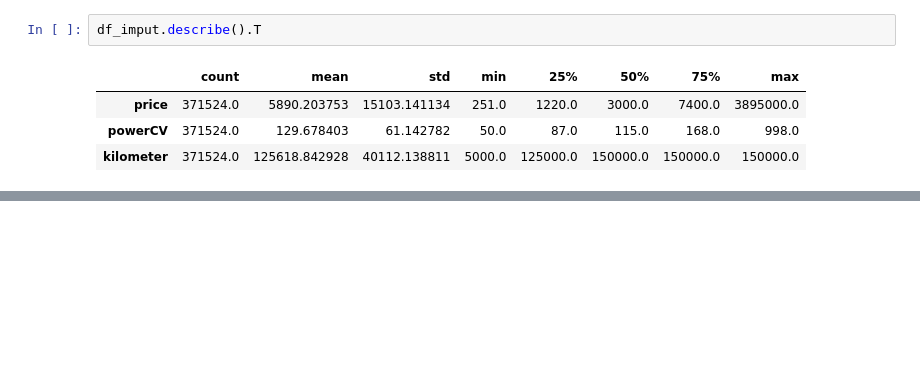
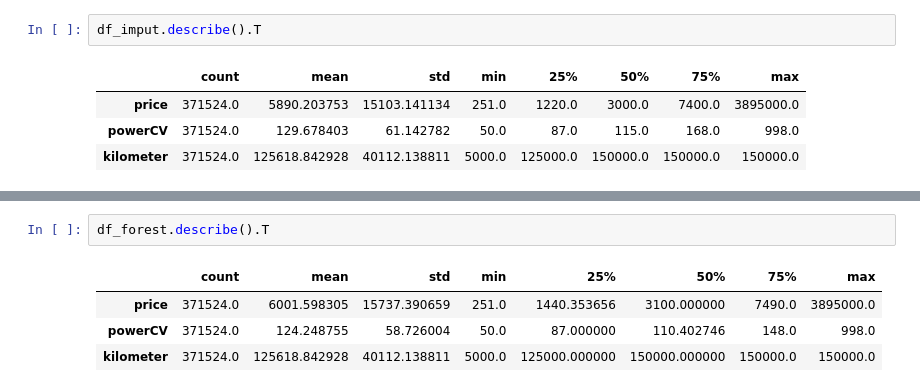
Before and after one commit to yanruwu/hackio-lab-EDA-nulos, a Jupyter notebook: laboratorio-modulo7-leccion01-eda-nulos.ipynb, the cells around one changed output, grey strips where cells are left out. Cells and saved outputs as stored; diff of their text form; blank space fills up the shorter version.

```diff
--- a/laboratorio-modulo7-leccion01-eda-nulos.ipynb
+++ b/laboratorio-modulo7-leccion01-eda-nulos.ipynb
@@ -607,3 +603,10 @@ df_it.describe().T
 | price | 371524.0 | 6057.019891 | 15134.082729 | -3267.478908 | 1390.0 | 3399.000000 | 7550.0 | 3.895000e+06 |
 | powerCV | 371524.0 | 126.490432 | 57.303357 | 50.000000 | 89.0 | 120.011681 | 148.0 | 1.543886e+03 |
 | kilometer | 371524.0 | 125618.842928 | 40112.138811 | 5000.000000 | 125000.0 | 150000.000000 | 150000.0 | 1.500000e+05 |
+# %%
+df_forest.describe().T
+# %% [output]
+|  | count | mean | std | min | 25% | 50% | 75% | max |
+| price | 371524.0 | 6001.598305 | 15737.390659 | 251.0 | 1440.353656 | 3100.000000 | 7490.0 | 3895000.0 |
+| powerCV | 371524.0 | 124.248755 | 58.726004 | 50.0 | 87.000000 | 110.402746 | 148.0 | 998.0 |
+| kilometer | 371524.0 | 125618.842928 | 40112.138811 | 5000.0 | 125000.000000 | 150000.000000 | 150000.0 | 150000.0 |
```
Also changed, not shown: parts of 15 cells of this notebook, 2 other files.
